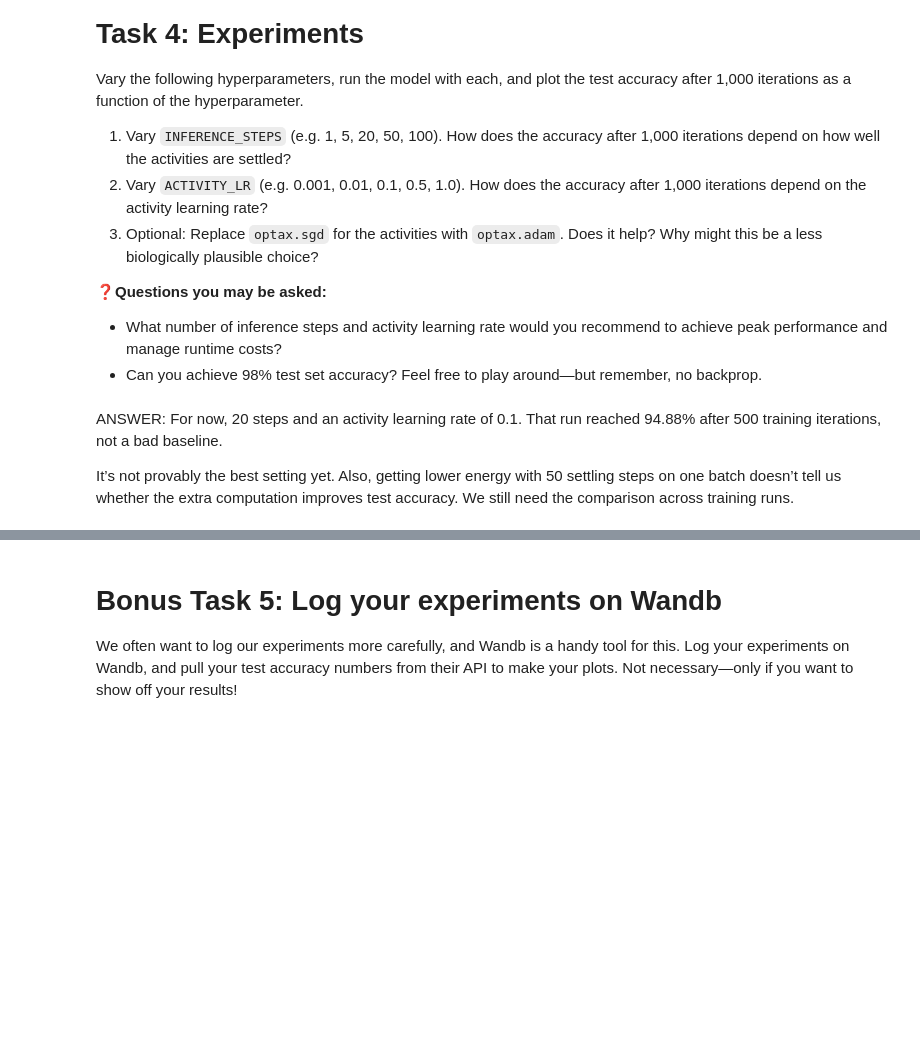
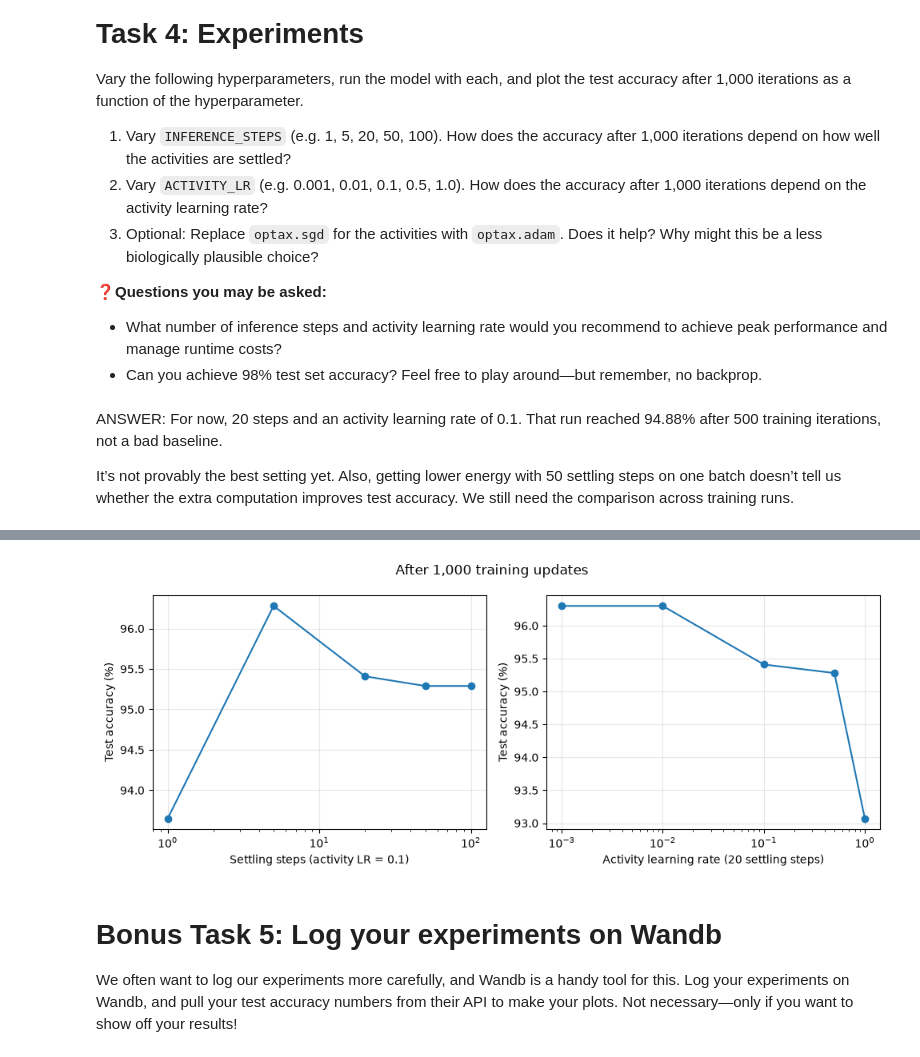
Before and after one commit to pvd232/BPL, a Jupyter notebook: pc_in_jax.ipynb, the cells around one changed output, grey strips where cells are left out. Saved outputs shown, nothing was run; the diff lists cells and outputs as text; code cells hidden in the pictures; blank space fills up the shorter version.

Commit message:
Add notebook experiment loops and W&B results

```diff
--- a/pc_in_jax.ipynb
+++ b/pc_in_jax.ipynb
@@ -66,8 +66,8 @@ def get_mnist_loaders(batch_size):
     test_loader = DataLoader(
         dataset=test_data,
         batch_size=batch_size,
-        shuffle=True,
-        drop_last=True
+        shuffle=False,
+        drop_last=False
     )
     return train_loader, test_loader
 
@@ -569,15 +569,17 @@ def predict(model, input_):
 
 
 def evaluate(model, test_loader):
-    avg_test_acc = 0.0
+    correct = 0
+    total = 0
     for img_batch, label_batch in test_loader:
         img_batch, label_batch = img_batch.numpy(), label_batch.numpy()
         preds = predict(model, img_batch)
-        test_acc = jnp.mean(
+        test_correct = jnp.sum(
             jnp.argmax(label_batch, axis=1) == jnp.argmax(preds, axis=1)
-        ) * 100
-        avg_test_acc += test_acc
-    return avg_test_acc / len(test_loader)
+        )
+        correct += int(test_correct)
+        total += len(img_batch)
+    return 100 * correct / total
 
 
 def train(model, activity_lr, inference_steps, param_lr, batch_size,
@@ -661,3 +732,36 @@ It’s not provably the best setting yet. Also, getting lower energy with 50 set
+# %%
+step_results = []
+lr_results = []
+for result in results:
+    if result["activity_lr"] == 0.1:
+        step_results.append((result["inference_steps"], result["test_accuracy"]))
+    if result["inference_steps"] == 20:
+        lr_results.append((result["activity_lr"], result["test_accuracy"]))
+step_results.sort()
+lr_results.sort()
+
+fig, axes = plt.subplots(1, 2, figsize=(10, 4))
+axes[0].plot(
+    [r[0] for r in step_results],
+    [r[1] for r in step_results],
+    "o-",
+)
+axes[0].set_xlabel("Settling steps (activity LR = 0.1)")
+axes[1].plot(
+    [r[0] for r in lr_results],
+    [r[1] for r in lr_results],
+    "o-",
+)
+axes[1].set_xlabel("Activity learning rate (20 settling steps)")
+for ax in axes:
+    ax.set_xscale("log")
+    ax.set_ylabel("Test accuracy (%)")
+    ax.grid(alpha=0.3)
+fig.suptitle("After 1,000 training updates")
+fig.tight_layout()
+plt.show()
+# %% [output]
+[figure, added]
 # %% [markdown]
 # Bonus Task 5: Log your experiments on Wandb
 We often want to log our experiments more carefully, and Wandb is a handy tool for this. Log your experiments on Wandb, and pull your test accuracy numbers from their API to make your plots. Not necessary—only if you want to show off your results!
```
Also changed, not shown: parts of 3 cells of this notebook, 3 other files.
